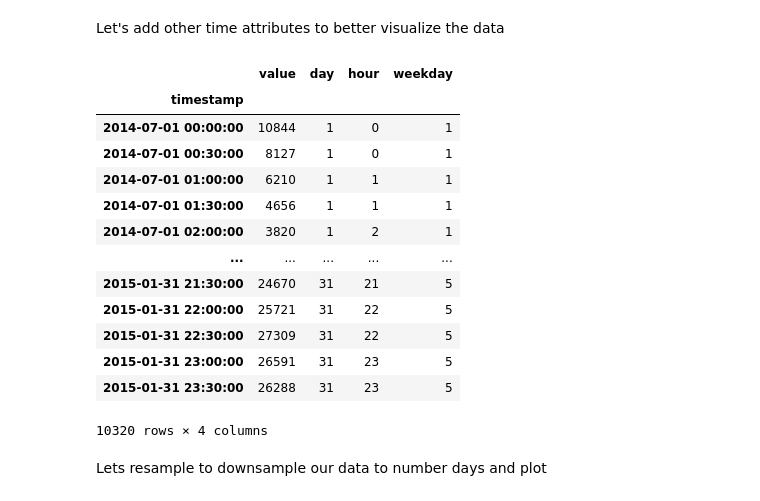
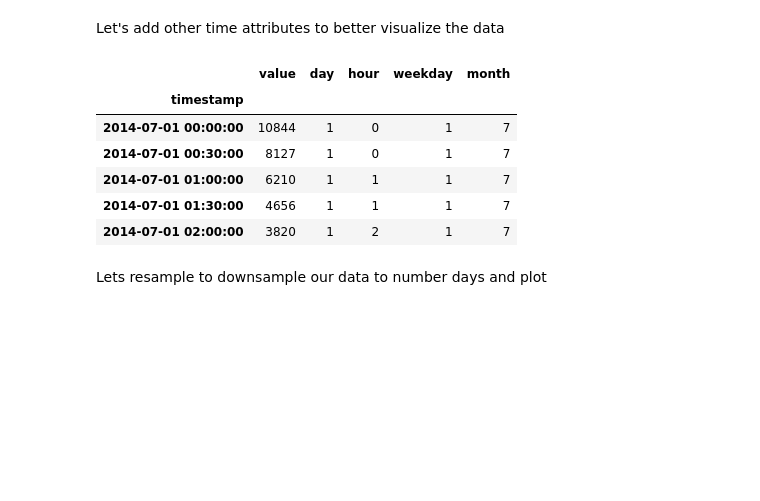
Before and after one commit to ShubhamMisar-12/NYC-Taxi-Traffic-Analysis, a Jupyter notebook: NYC Taxi Data Analysis.ipynb, the cells around one changed output. Cells and saved outputs as stored; diff of their text form; code cells hidden in the pictures; blank space fills up the shorter version.

```diff
--- a/NYC Taxi Data Analysis.ipynb
+++ b/NYC Taxi Data Analysis.ipynb
@@ -102,23 +103,17 @@ Let's add other time attributes to better visualize the data
 # %%
 df['day'] = df.index.day
 df['hour'] = df.index.hour
 df['weekday'] = df.index.weekday
-df
+df['month'] = df.index.month
+df.head()
 # %% [output]
-|  | value | day | hour | weekday |
-| timestamp |  |  |  |  |
-| 2014-07-01 00:00:00 | 10844 | 1 | 0 | 1 |
-| 2014-07-01 00:30:00 | 8127 | 1 | 0 | 1 |
-| 2014-07-01 01:00:00 | 6210 | 1 | 1 | 1 |
-| 2014-07-01 01:30:00 | 4656 | 1 | 1 | 1 |
-| 2014-07-01 02:00:00 | 3820 | 1 | 2 | 1 |
-| ... | ... | ... | ... | ... |
-| 2015-01-31 21:30:00 | 24670 | 31 | 21 | 5 |
-| 2015-01-31 22:00:00 | 25721 | 31 | 22 | 5 |
-| 2015-01-31 22:30:00 | 27309 | 31 | 22 | 5 |
-| 2015-01-31 23:00:00 | 26591 | 31 | 23 | 5 |
-| 2015-01-31 23:30:00 | 26288 | 31 | 23 | 5 |
+|  | value | day | hour | weekday | month |
+| timestamp |  |  |  |  |  |
+| 2014-07-01 00:00:00 | 10844 | 1 | 0 | 1 | 7 |
+| 2014-07-01 00:30:00 | 8127 | 1 | 0 | 1 | 7 |
+| 2014-07-01 01:00:00 | 6210 | 1 | 1 | 1 | 7 |
+| 2014-07-01 01:30:00 | 4656 | 1 | 1 | 1 | 7 |
+| 2014-07-01 02:00:00 | 3820 | 1 | 2 | 1 | 7 |
-10320 rows × 4 columns
 # %% [markdown]
 Lets resample to downsample our data to number days and plot
 # %%
```
Also changed, not shown: parts of 14 cells of this notebook.
